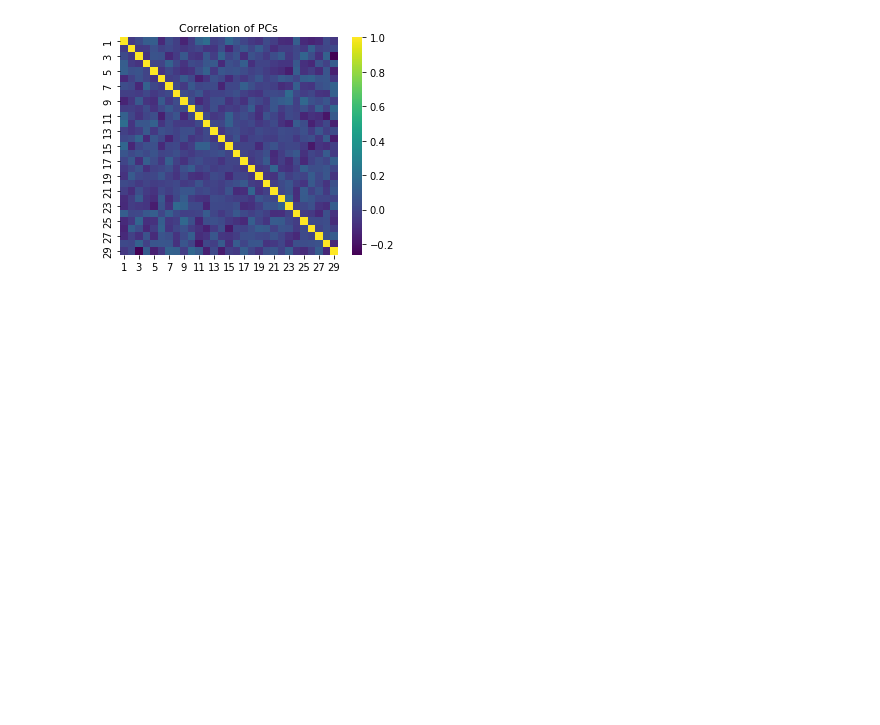
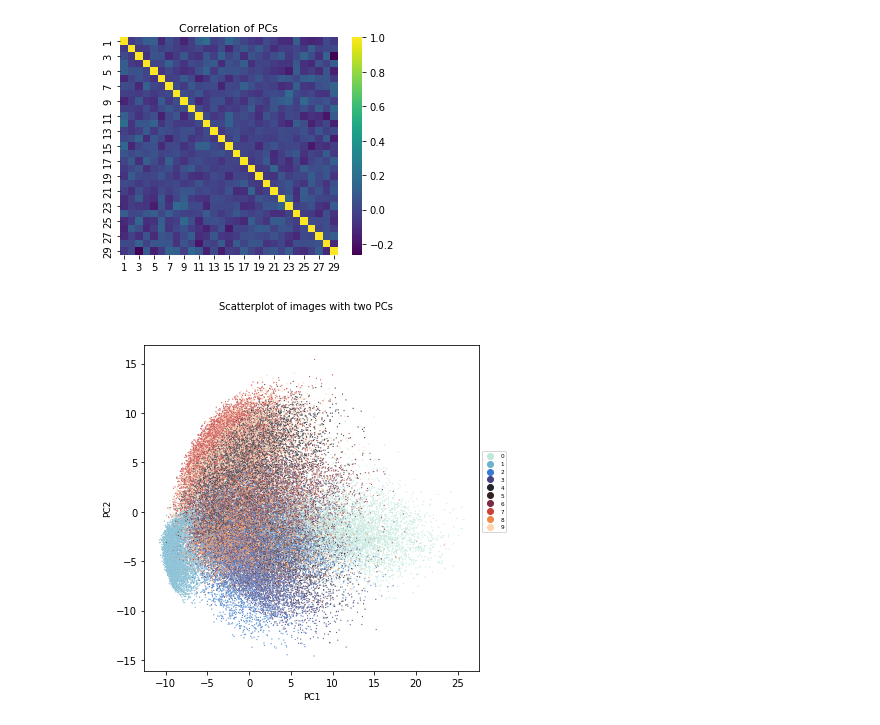
Before and after one commit to datascience-mobi-2022/2022-topic-01-team-02, a Jupyter notebook: Hellen.ipynb, the cells around one changed output. Drawn from its saved outputs; the diff is of its cells as text; code cells hidden in the pictures; blank space fills up the shorter version.

```diff
--- a/Hellen.ipynb
+++ b/Hellen.ipynb
@@ -669,3 +669,24 @@ def correlation_pixel():
 plt.figure(figsize=(5,4))
 df = pd.DataFrame(z_arr, columns= None, index=None)
 ax = sb.heatmap(df.corr(method='pearson'), cmap='viridis', square=True)
+# %%
+def principal_comp_2d(reduced_arr, labels, i=1, j=2):
+    """
+    scatterplot of principal images based on principal components
+
+    :param reduced_arr: dataset with PCs as features
+    :param labels: in this case labels of digits for colour coding in plot
+    """
+    f, ax = plt.subplots(figsize=(6, 6))
+    pca_df = pd.DataFrame(data = {f'PC{i}':reduced_arr[:, i-1], f'PC{j}':reduced_arr[:, j-1]})
+
+    ax = sb.scatterplot(data = pca_df, x = f'PC{i}', y = f'PC{j}', hue = labels ,s = 1.5, palette = 'icefire', legend='full')
+    ax.legend(loc='center left', bbox_to_anchor=(1, 0.3, .5, .5), fontsize='xx-small')
+    plt.xlabel(f'PC{i}', fontsize=9)
+    plt.ylabel(f'PC{j}', fontsize=9)
+    f.suptitle('Scatterplot of images with two PCs', fontsize=10)
+    plt.show()
+# %%
+principal_comp_2d(reduced_arr, train_array[:,0])
+# %% [output]
+[figure, added]
```
